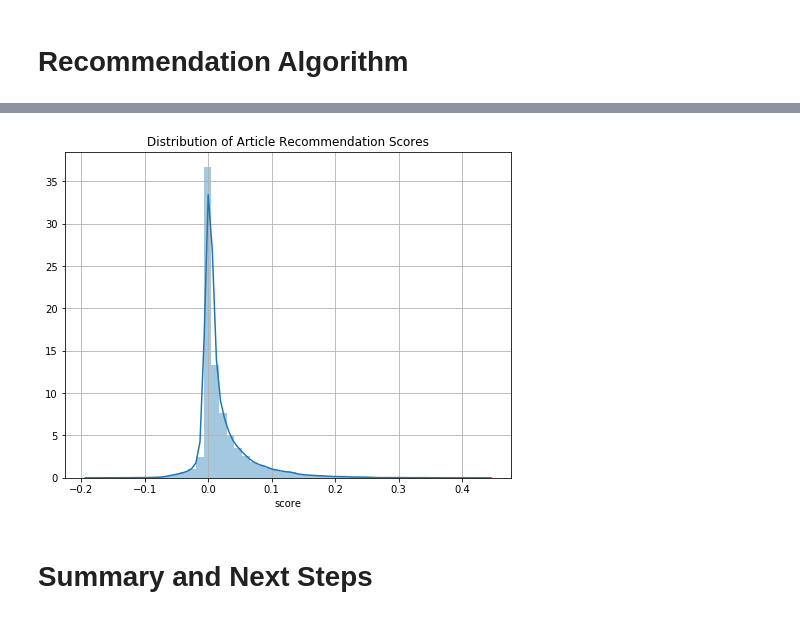
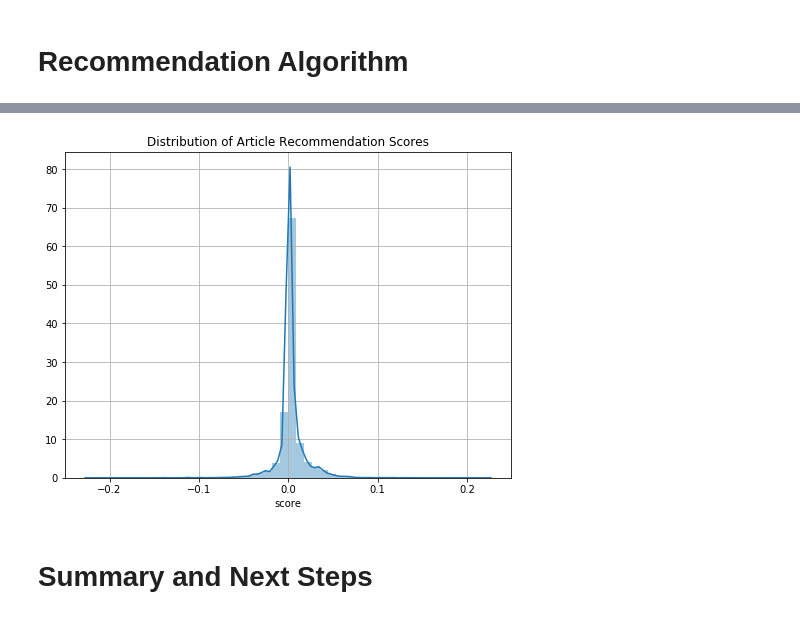
Before and after one commit to bethanymbaker/arch, a Jupyter notebook: notebooks/Crunchbase Challenge.ipynb, the cells around one changed output, grey strips where cells are left out. Cells and saved outputs as stored; diff of their text form; code cells hidden in the pictures.

```diff
--- a/notebooks/Crunchbase Challenge.ipynb
+++ b/notebooks/Crunchbase Challenge.ipynb
@@ -270,11 +305,15 @@ Austin-focused VC fund eyes $20M                   -0.176879
 # %%
 # Remove articles that are very similar
-recs_2 = recs.drop_duplicates(subset='score')
+N_DIGITS = 3
+
+recs_2 = recs.copy()
+recs_2['trunc_score'] = recs_2.score.round(N_DIGITS)
+recs_2 = recs_2.drop_duplicates(subset='trunc_score')
 print(recs_2.head(15))
 
 # Plot distribution of article scores
 plt.figure(figsize=(8, 6))
-sns.distplot(recs_2.score);
+sns.distplot(recs.score);
 plt.title('Distribution of Article Recommendation Scores');
 plt.grid()
 # %% [output]
@@ -298,3 +337,3 @@ DecaWave raises 2802800 in venture round            0.307577
-[figure, old version]
+[figure, new version]
 # %% [markdown]
 # Summary and Next Steps
```
Also changed, not shown: parts of 9 cells of this notebook.
